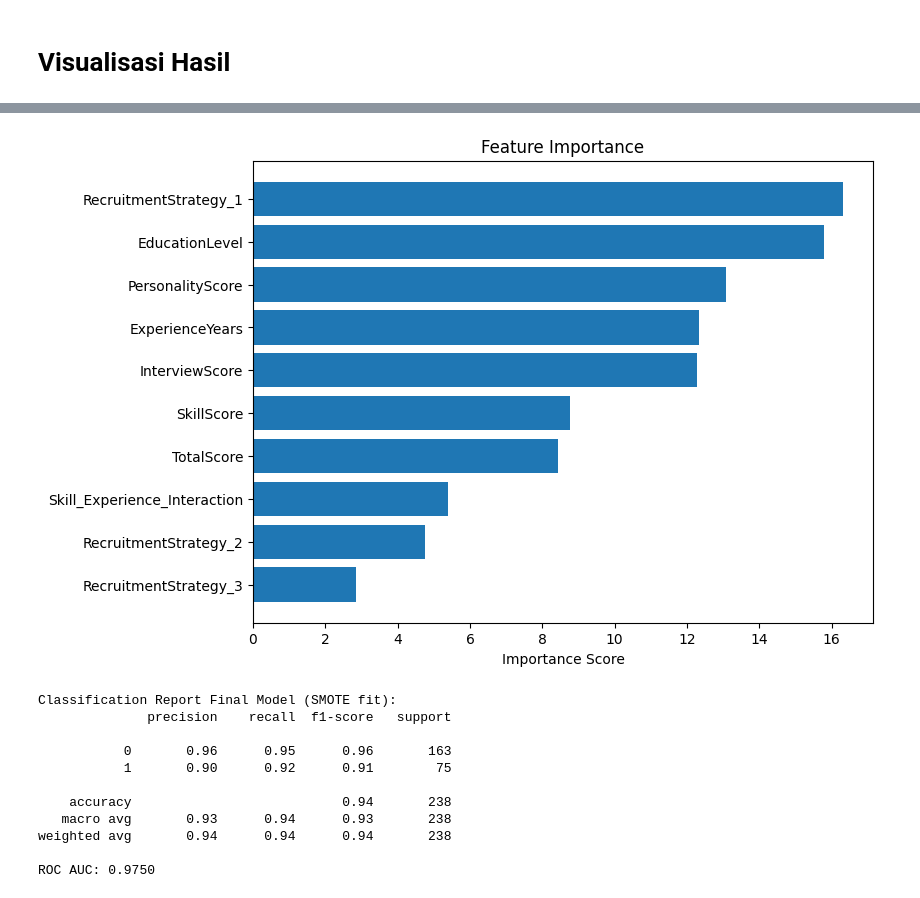
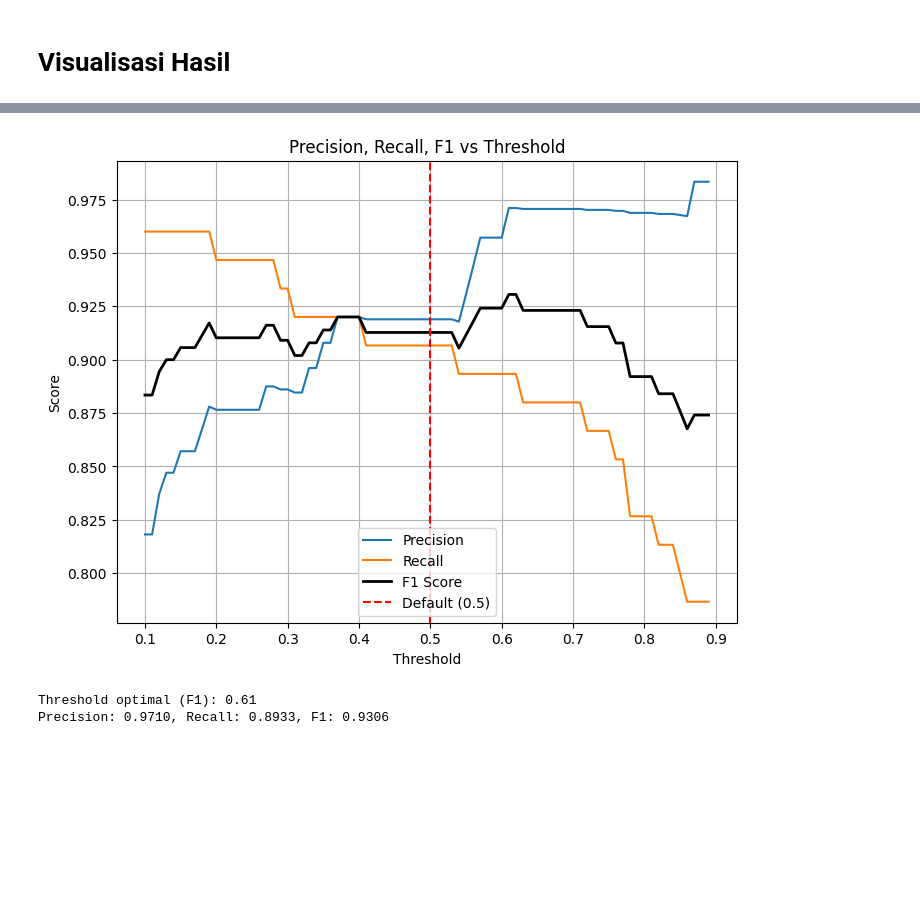
Before and after one commit to putapry/Recruitment-Prediction, a Jupyter notebook: Recruitment_Prediction.ipynb, the cells around one changed output, grey strips where cells are left out. Cells and saved outputs as stored; diff of their text form; code cells hidden in the pictures; blank space fills up the shorter version.

```diff
--- a/Recruitment_Prediction.ipynb
+++ b/Recruitment_Prediction.ipynb
@@ -2126,40 +2179,38 @@ _catboost.CatBoostError: catboost/private/libs/target/target_converter.cpp:404:
-# %%
-# Feature Importance
-importances = best_model.get_feature_importance()
-feature_names = X_train_smote.columns
-
-sorted_idx = np.argsort(importances)[::-1]
-plt.figure(figsize=(8, 6))
-plt.barh(range(len(importances)), importances[sorted_idx], align="center")
-plt.yticks(range(len(importances)), feature_names[sorted_idx])
-plt.gca().invert_yaxis()
-plt.xlabel("Importance Score")
-plt.title("Feature Importance")
-plt.show()
-# %% [output]
-[figure, removed]
-# %%
-from sklearn.metrics import classification_report, roc_auc_score
-
-y_pred = best_model.predict(X_test)
-y_proba = best_model.predict_proba(X_test)[:, 1]
-
-# Laporan klasifikasi
-print("Classification Report Final Model (SMOTE fit):")
-print(classification_report(y_test, y_pred))
-
-# ROC AUC
-roc_auc = roc_auc_score(y_test, y_proba)
-print(f"ROC AUC: {roc_auc:.4f}")
-# %% [output]
-Classification Report Final Model (SMOTE fit):
-              precision    recall  f1-score   support
-
-           0       0.96      0.95      0.96       163
-           1       0.90      0.92      0.91        75
-
-    accuracy                           0.94       238
-   macro avg       0.93      0.94      0.93       238
-weighted avg       0.94      0.94      0.94       238
-
-ROC AUC: 0.9750
+# %%
+#threshold
+y_proba = best_model["Model_Object"].predict_proba(X_test)[:, 1]
+
+# Range threshold (0.1 - 0.9, step 0.01)
+thresholds = np.arange(0.1, 0.9, 0.01)
+
+precisions = []
+recalls = []
+f1s = []
+
+for t in thresholds:
+    y_pred = (y_proba >= t).astype(int)
+    precisions.append(precision_score(y_test, y_pred))
+    recalls.append(recall_score(y_test, y_pred))
+    f1s.append(f1_score(y_test, y_pred))
+
+# Plot
+plt.figure(figsize=(8,6))
+plt.plot(thresholds, precisions, label="Precision")
+plt.plot(thresholds, recalls, label="Recall")
+plt.plot(thresholds, f1s, label="F1 Score", linewidth=2, color="black")
+plt.axvline(x=0.5, color="red", linestyle="--", label="Default (0.5)")
+plt.xlabel("Threshold")
+plt.ylabel("Score")
+plt.title("Precision, Recall, F1 vs Threshold")
+plt.legend()
+plt.grid(True)
+plt.show()
+
+# Cari threshold terbaik untuk F1
+best_idx = np.argmax(f1s)
+print(f"Threshold optimal (F1): {thresholds[best_idx]:.2f}")
+print(f"Precision: {precisions[best_idx]:.4f}, Recall: {recalls[best_idx]:.4f}, F1: {f1s[best_idx]:.4f}")
+# %% [output]
+[figure, added]
+Threshold optimal (F1): 0.61
+Precision: 0.9710, Recall: 0.8933, F1: 0.9306
```
Also changed, not shown: parts of 61 cells of this notebook.
